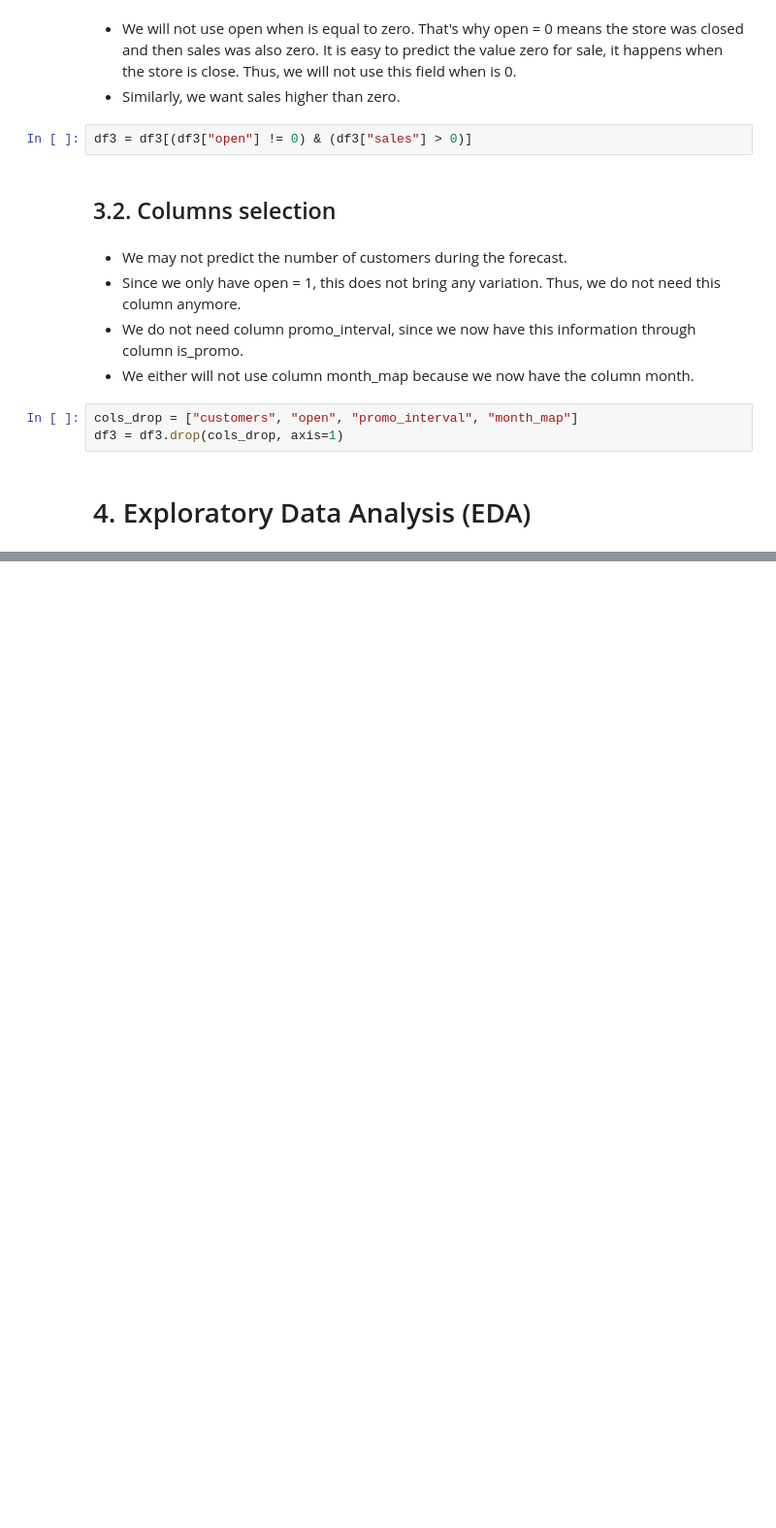
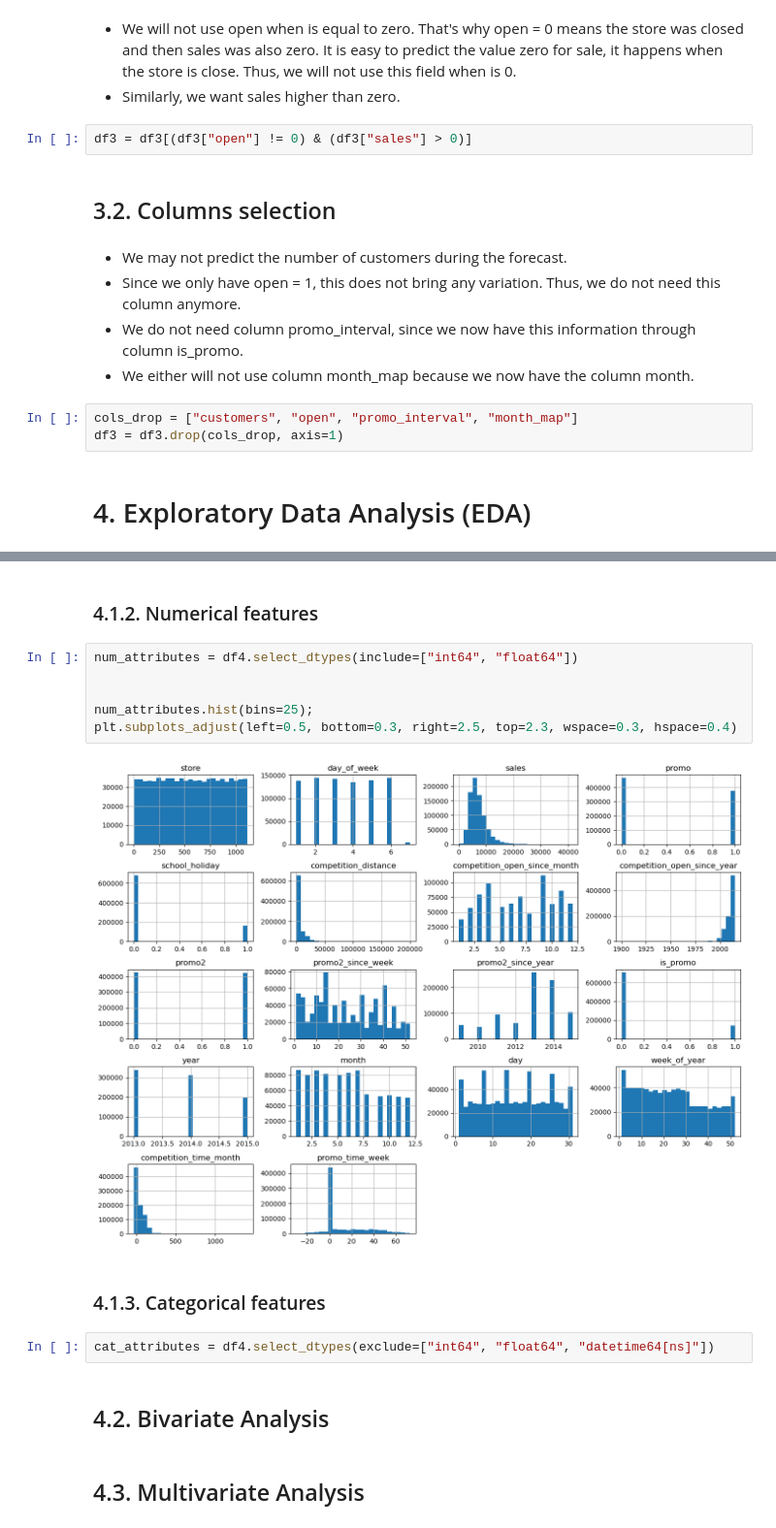
Before and after one commit to lucasquemelli/Rossman_Store_Sales, a Jupyter notebook: rossmann_store_sales.ipynb, the cells around one changed output, grey strips where cells are left out. Shown at 97% size. Saved outputs shown, nothing was run; the diff lists cells and outputs as text; blank space fills up the shorter version.

```diff
--- a/rossmann_store_sales.ipynb
+++ b/rossmann_store_sales.ipynb
@@ -821,0 +861,18 @@ df3 = df3.drop(cols_drop, axis=1)
+# %% [markdown]
+### 4.1.2. Numerical features
+# %%
+num_attributes = df4.select_dtypes(include=["int64", "float64"])
+
+
+num_attributes.hist(bins=25);
+plt.subplots_adjust(left=0.5, bottom=0.3, right=2.5, top=2.3, wspace=0.3, hspace=0.4)
+# %% [output]
+[figure, added]
+# %% [markdown]
+### 4.1.3. Categorical features
+# %%
+cat_attributes = df4.select_dtypes(exclude=["int64", "float64", "datetime64[ns]"])
+# %% [markdown]
+## 4.2. Bivariate Analysis
+# %% [markdown]
+## 4.3. Multivariate Analysis
```
Also changed, not shown: parts of 14 cells of this notebook.
